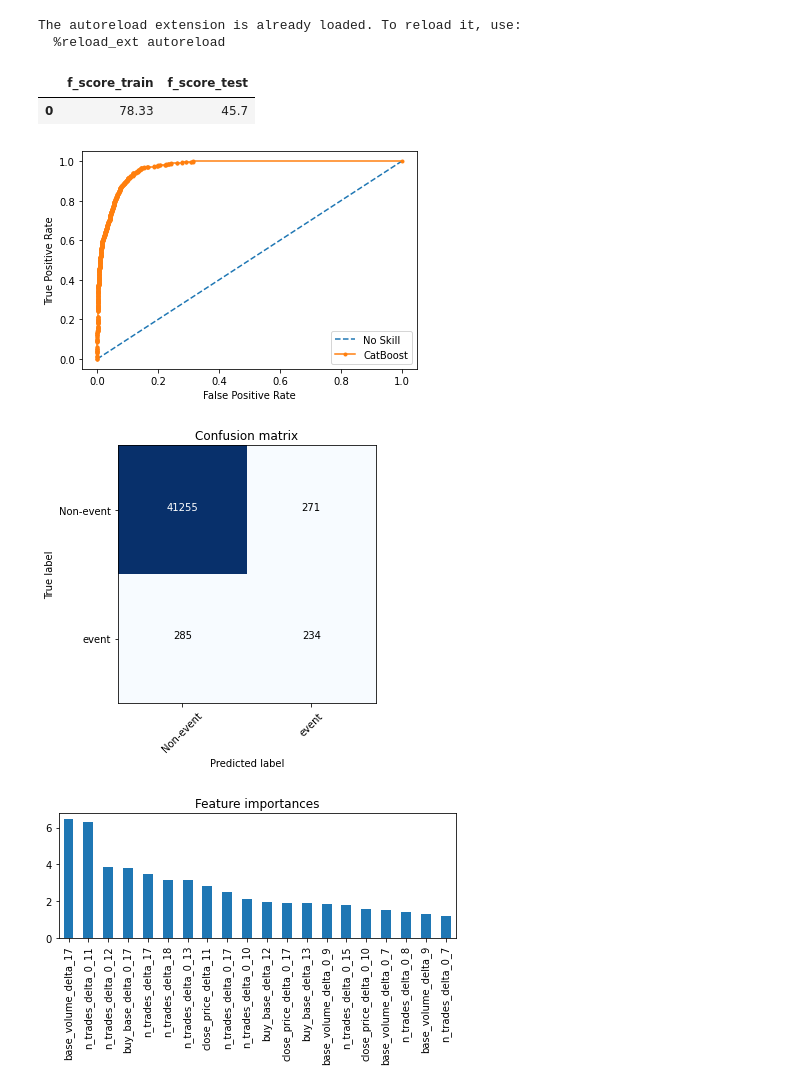
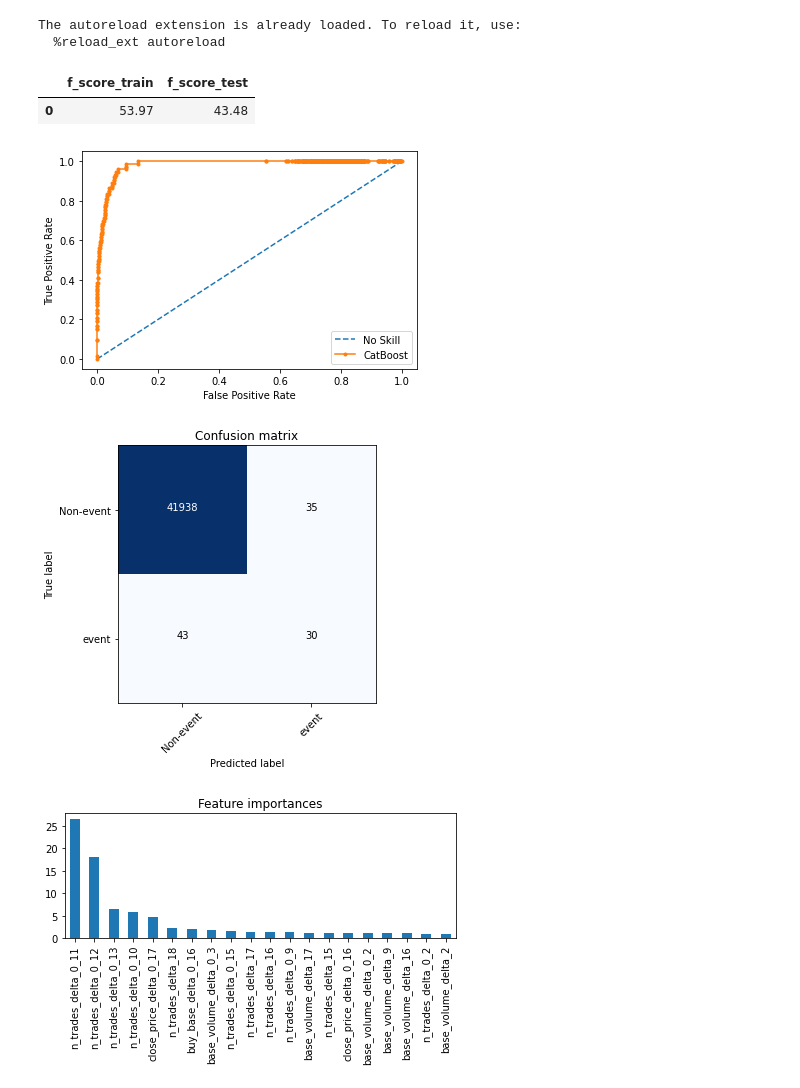
Before and after one commit to egordeev-ds/trading_project, a Jupyter notebook: scripts_analytical/2_4_model_train_1d.ipynb, the cells around one changed output. Cells and saved outputs as stored; diff of their text form; code cells hidden in the pictures.

```diff
--- a/scripts_analytical/2_4_model_train_1d.ipynb
+++ b/scripts_analytical/2_4_model_train_1d.ipynb
@@ -131,6 +131,10 @@ df = df.drop_duplicates('event_time', keep = 'first')
 df = df.sort_values(by='event_time').reset_index(drop = True)
 df = df.drop('event_time' , axis = 1)
 df = df.dropna()
+
+#correction_3
+df['buy_base'] = df['buy_base']*1000000
+df = df.drop(['quote_volume','buy_quote'], axis = 1)
 # %%
 ###generate features
 
@@ -217,22 +221,20 @@ metrics_df = pd.DataFrame({'f_score_train':[f_score_train],
 display(metrics_df)
 # %% [output]
 |  | f_score_train | f_score_test |
-| 0 | 78.33 | 45.7 |
+| 0 | 53.97 | 43.48 |
 # %%
-cutoff = opt_cutoff
-
 # plot roc curve
 plot_roc_curve(y_test, y_test_pred_proba)
 
 #plot_confusion_matrix
-plot_confusion_matrix(y_test, y_test_pred_proba, cutoff)
+plot_confusion_matrix(y_test, y_test_pred_proba, opt_cutoff)
 
 #plot_feature_importances
 plot_feature_importnaces(model,x_train, top = 20)
 # %% [output]
-[figure, old version]
+[figure, new version]
-[figure, old version]
+[figure, new version]
-[figure, old version]
+[figure, new version]
 # %%
 # df_check = df_event[test.index[0]:]
 # df_check = df_check.drop('target', axis = 1)
```
Also changed, not shown: 5 other files.
